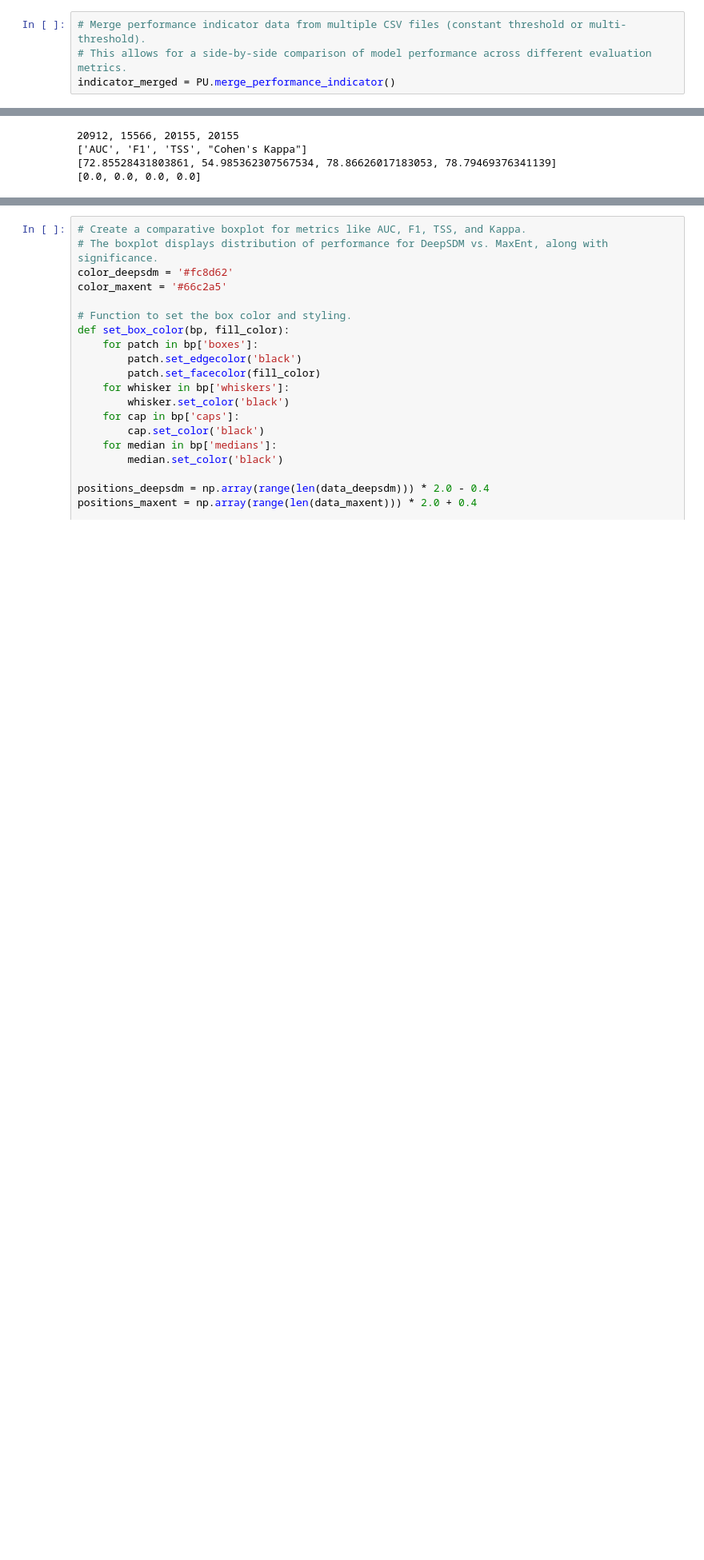
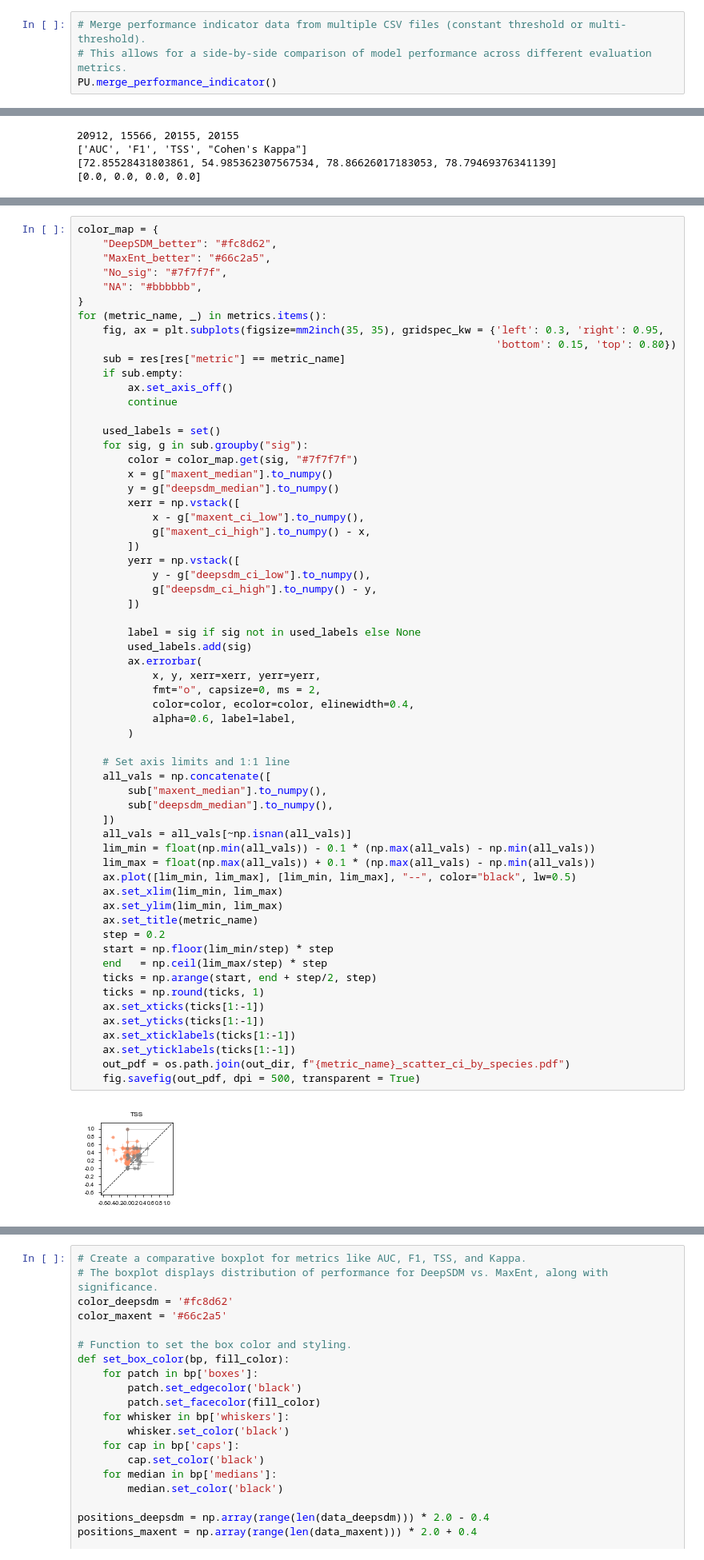
Before and after one commit to KLKua/DeepSDM, a Jupyter notebook: Fig4_nichespace.ipynb, the cells around one changed output, grey strips where cells are left out. Shown at 80% size. Saved outputs shown, nothing was run; the diff lists cells and outputs as text; blank space fills up the shorter version.

```diff
--- a/Fig4_nichespace.ipynb
+++ b/Fig4_nichespace.ipynb
@@ -202,7 +202,7 @@ plt.show()
 # %%
 # Merge performance indicator data from multiple CSV files (constant threshold or multi-threshold).
 # This allows for a side-by-side comparison of model performance across different evaluation metrics.
-indicator_merged = PU.merge_performance_indicator()
+PU.merge_performance_indicator()
 # %%
 # Prepare data for performance metrics comparisons.
 # data_deepsdm, data_maxent: lists of metric values.
@@ -220,0 +393,63 @@ print(p_values)
+# %%
+color_map = {
+    "DeepSDM_better": "#fc8d62",
+    "MaxEnt_better": "#66c2a5",
+    "No_sig": "#7f7f7f",
+    "NA": "#bbbbbb",
+}
+for (metric_name, _) in metrics.items():
+    fig, ax = plt.subplots(figsize=mm2inch(35, 35), gridspec_kw = {'left': 0.3, 'right': 0.95,
+                                                                   'bottom': 0.15, 'top': 0.80})
+    sub = res[res["metric"] == metric_name]
+    if sub.empty:
+        ax.set_axis_off()
+        continue
+
+    used_labels = set()
+    for sig, g in sub.groupby("sig"):
+        color = color_map.get(sig, "#7f7f7f")
+        x = g["maxent_median"].to_numpy()
+        y = g["deepsdm_median"].to_numpy()
+        xerr = np.vstack([
+            x - g["maxent_ci_low"].to_numpy(),
+            g["maxent_ci_high"].to_numpy() - x,
+        ])
+        yerr = np.vstack([
+            y - g["deepsdm_ci_low"].to_numpy(),
+            g["deepsdm_ci_high"].to_numpy() - y,
+        ])
+
+        label = sig if sig not in used_labels else None
+        used_labels.add(sig)
+        ax.errorbar(
+            x, y, xerr=xerr, yerr=yerr,
+            fmt="o", capsize=0, ms = 2,
+            color=color, ecolor=color, elinewidth=0.4,
+            alpha=0.6, label=label,
+        )
+
+    # Set axis limits and 1:1 line
+    all_vals = np.concatenate([
+        sub["maxent_median"].to_numpy(),
+        sub["deepsdm_median"].to_numpy(),
+    ])
+    all_vals = all_vals[~np.isnan(all_vals)]
+    lim_min = float(np.min(all_vals)) - 0.1 * (np.max(all_vals) - np.min(all_vals))
+    lim_max = float(np.max(all_vals)) + 0.1 * (np.max(all_vals) - np.min(all_vals))
+    ax.plot([lim_min, lim_max], [lim_min, lim_max], "--", color="black", lw=0.5)
+    ax.set_xlim(lim_min, lim_max)
+    ax.set_ylim(lim_min, lim_max)
+    ax.set_title(metric_name)
+    step = 0.2
+    start = np.floor(lim_min/step) * step
+    end   = np.ceil(lim_max/step) * step
+    ticks = np.arange(start, end + step/2, step)
+    ticks = np.round(ticks, 1)
+    ax.set_xticks(ticks[1:-1])
+    ax.set_yticks(ticks[1:-1])
+    ax.set_xticklabels(ticks[1:-1])
+    ax.set_yticklabels(ticks[1:-1])
+    out_pdf = os.path.join(out_dir, f"{metric_name}_scatter_ci_by_species.pdf")
+    fig.savefig(out_pdf, dpi = 500, transparent = True)
+# %% [output]
+[figure, added]
```
Also changed, not shown: parts of 13 cells of this notebook.
